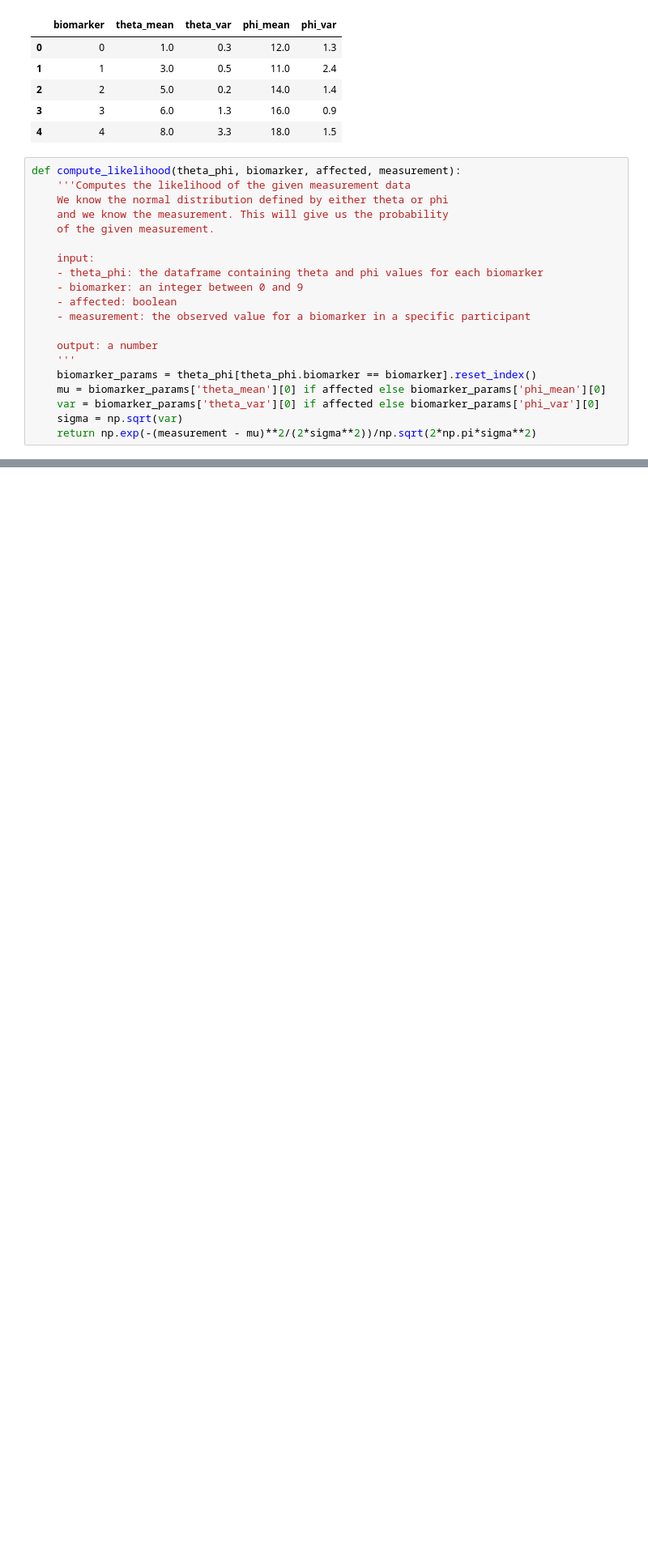
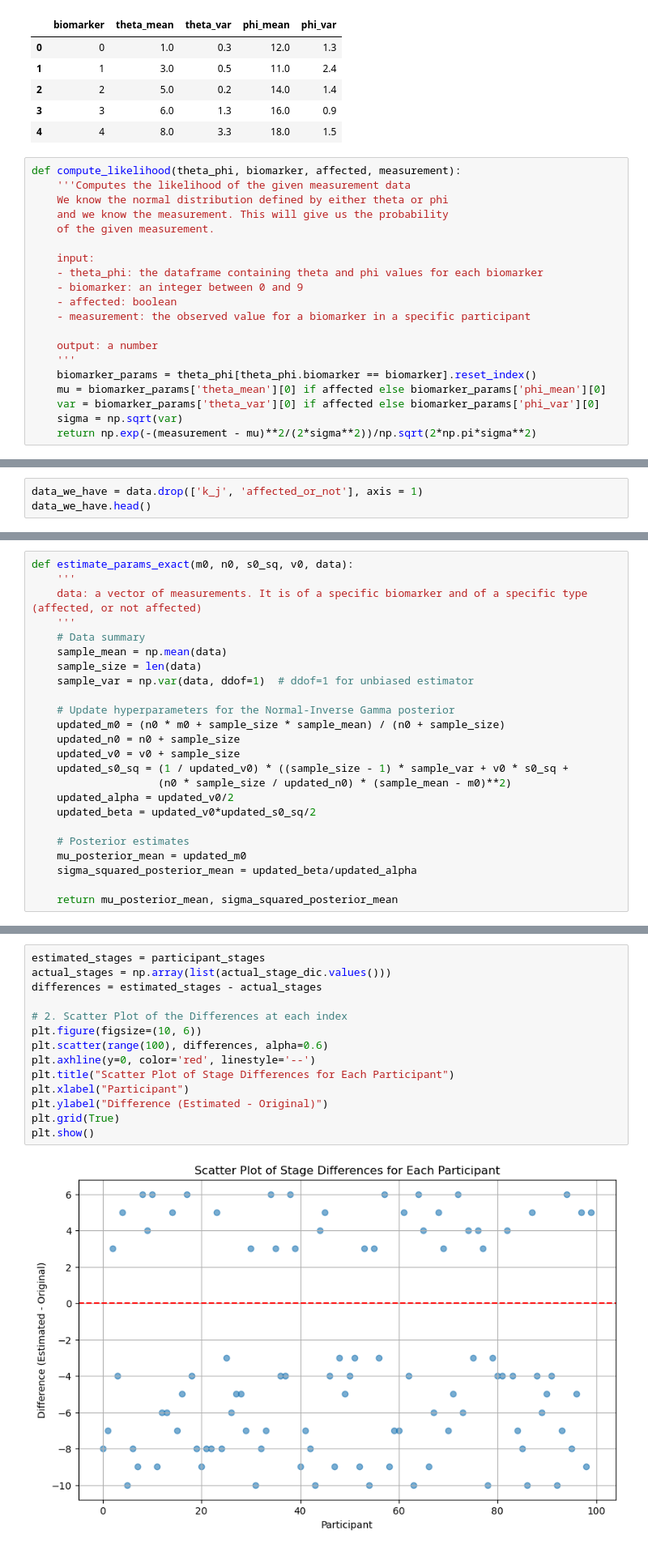
Before and after one commit to hongtaoh/ebm-book, a Jupyter notebook: estimate_two.ipynb, the cells around one changed output, grey strips where cells are left out. Shown: that part at 81% size. Saved outputs shown, nothing was run; the diff lists cells and outputs as text; blank space fills up the shorter version.

```diff
--- a/estimate_two.ipynb
+++ b/estimate_two.ipynb
@@ -144,0 +137,3 @@ plt.show()
+# %%
+data_we_have = data.drop(['k_j', 'affected_or_not'], axis = 1)
+data_we_have.head()
@@ -144,0 +156,24 @@ plt.show()
+# %%
+def estimate_params_exact(m0, n0, s0_sq, v0, data):
+    '''
+    data: a vector of measurements. It is of a specific biomarker and of a specific type (affected, or not affected)
+    '''
+    # Data summary
+    sample_mean = np.mean(data)
+    sample_size = len(data)
+    sample_var = np.var(data, ddof=1)  # ddof=1 for unbiased estimator
+
+    # Update hyperparameters for the Normal-Inverse Gamma posterior
+    updated_m0 = (n0 * m0 + sample_size * sample_mean) / (n0 + sample_size)
+    updated_n0 = n0 + sample_size
+    updated_v0 = v0 + sample_size
+    updated_s0_sq = (1 / updated_v0) * ((sample_size - 1) * sample_var + v0 * s0_sq +
+                    (n0 * sample_size / updated_n0) * (sample_mean - m0)**2)
+    updated_alpha = updated_v0/2
+    updated_beta = updated_v0*updated_s0_sq/2
+
+    # Posterior estimates
+    mu_posterior_mean = updated_m0
+    sigma_squared_posterior_mean = updated_beta/updated_alpha
+
+    return mu_posterior_mean, sigma_squared_posterior_mean
@@ -144,0 +268,16 @@ plt.show()
+# %%
+estimated_stages = participant_stages
+actual_stages = np.array(list(actual_stage_dic.values()))
+differences = estimated_stages - actual_stages
+
+# 2. Scatter Plot of the Differences at each index
+plt.figure(figsize=(10, 6))
+plt.scatter(range(100), differences, alpha=0.6)
+plt.axhline(y=0, color='red', linestyle='--')
+plt.title("Scatter Plot of Stage Differences for Each Participant")
+plt.xlabel("Participant")
+plt.ylabel("Difference (Estimated - Original)")
+plt.grid(True)
+plt.show()
+# %% [output]
+[figure, added]
```
Also changed, not shown: parts of 11 cells of this notebook, 20 other files.
